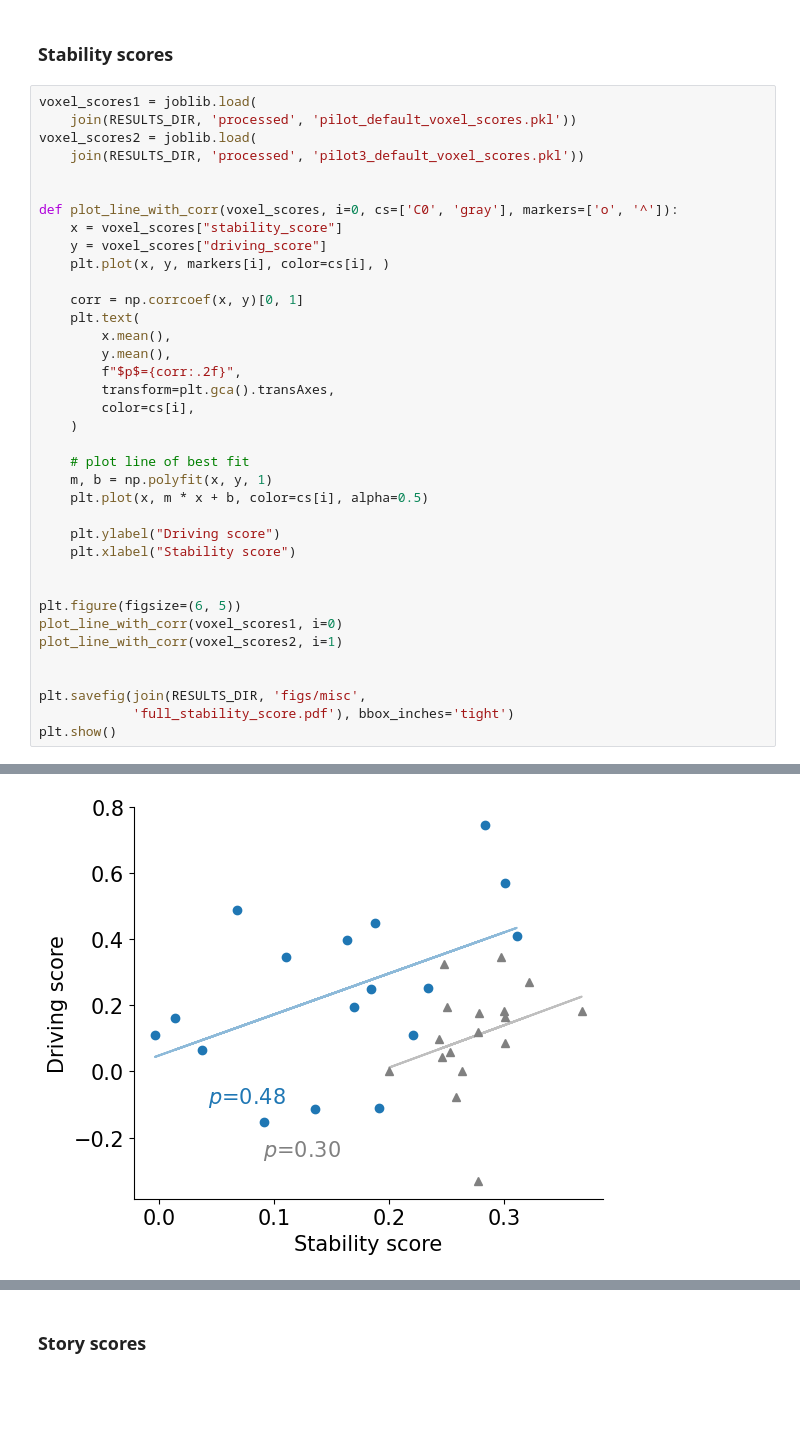
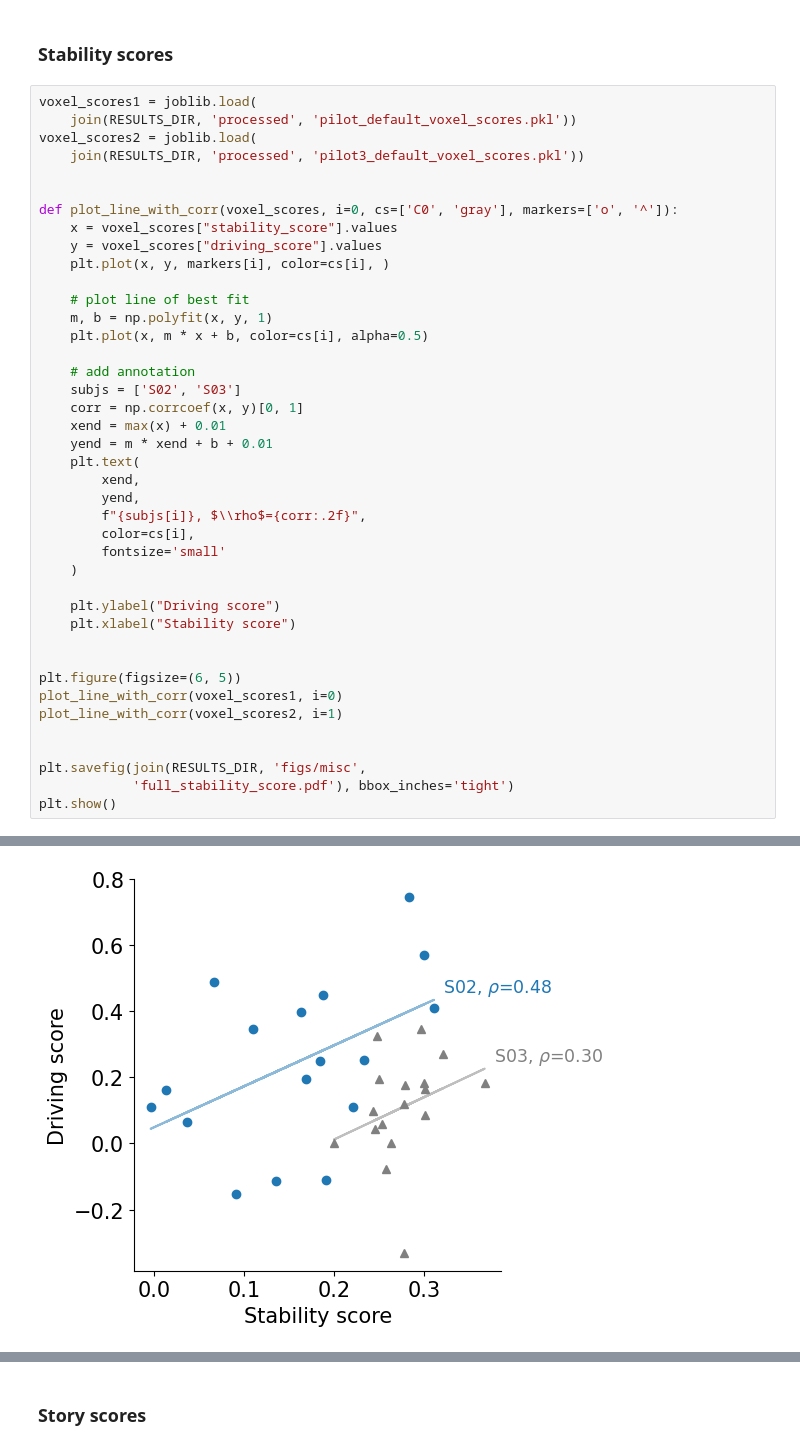
Before and after one commit to microsoft/automated-explanations, a Jupyter notebook: notebooks_stories/2_analyze_pilot/03_full_plots.ipynb, the cells around one changed output, grey strips where cells are left out. Drawn from its saved outputs; the diff is of its cells as text; blank space fills up the shorter version.

Commit message:
update story heatmap figs

```diff
--- a/notebooks_stories/2_analyze_pilot/03_full_plots.ipynb
+++ b/notebooks_stories/2_analyze_pilot/03_full_plots.ipynb
@@ -70,22 +73,26 @@ voxel_scores2 = joblib.load(
 
 
 def plot_line_with_corr(voxel_scores, i=0, cs=['C0', 'gray'], markers=['o', '^']):
-    x = voxel_scores["stability_score"]
-    y = voxel_scores["driving_score"]
+    x = voxel_scores["stability_score"].values
+    y = voxel_scores["driving_score"].values
     plt.plot(x, y, markers[i], color=cs[i], )
-
-    corr = np.corrcoef(x, y)[0, 1]
-    plt.text(
-        x.mean(),
-        y.mean(),
-        f"$p$={corr:.2f}",
-        transform=plt.gca().transAxes,
-        color=cs[i],
-    )
 
     # plot line of best fit
     m, b = np.polyfit(x, y, 1)
     plt.plot(x, m * x + b, color=cs[i], alpha=0.5)
+
+    # add annotation
+    subjs = ['S02', 'S03']
+    corr = np.corrcoef(x, y)[0, 1]
+    xend = max(x) + 0.01
+    yend = m * xend + b + 0.01
+    plt.text(
+        xend,
+        yend,
+        f"{subjs[i]}, $\\rho$={corr:.2f}",
+        color=cs[i],
+        fontsize='small'
+    )
 
     plt.ylabel("Driving score")
     plt.xlabel("Stability score")
@@ -103 +116 @@ plt.show()
-[figure, old version]
+[figure, new version]
```
Also changed, not shown: parts of 4 cells of this notebook, 40 other files.
